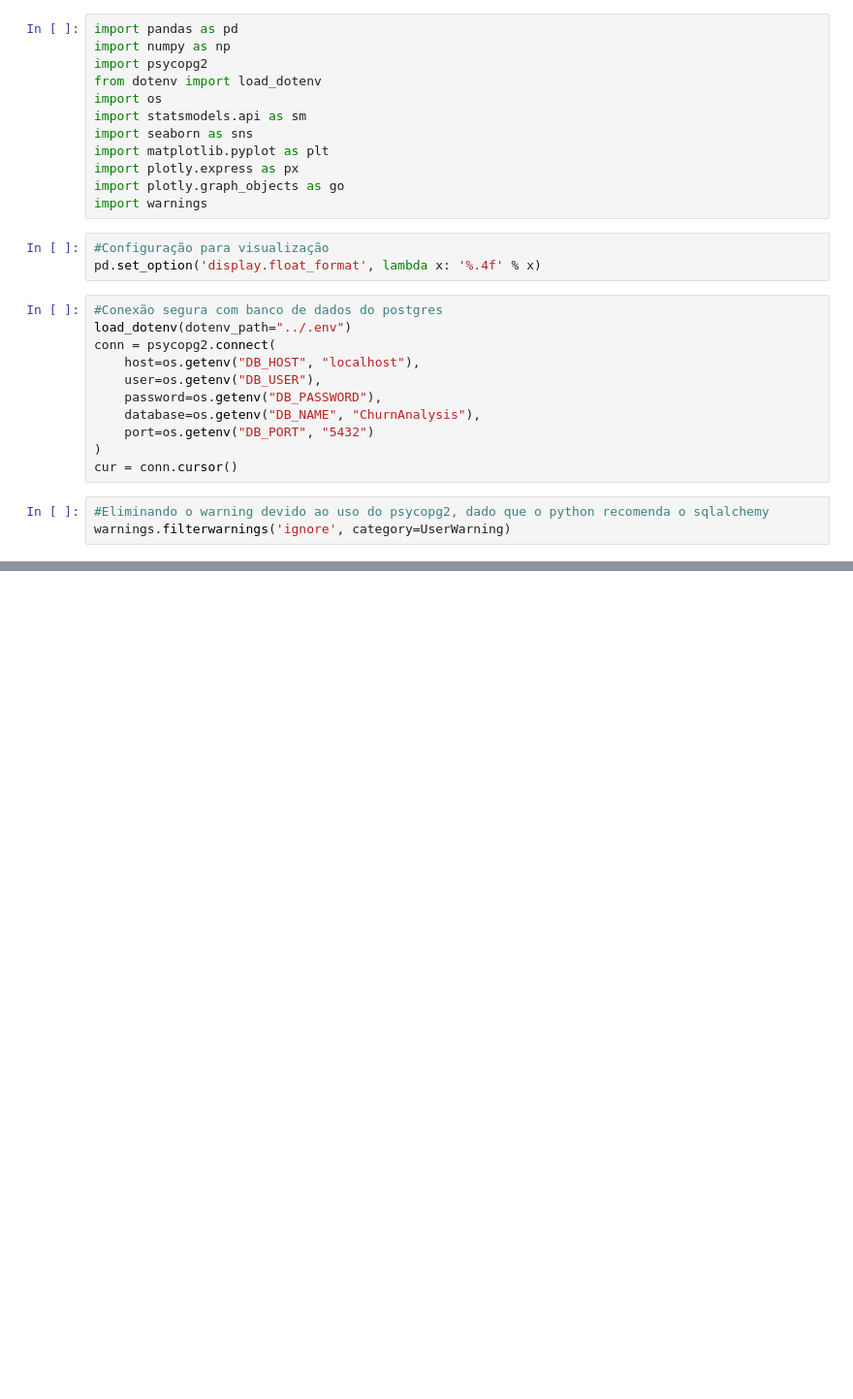
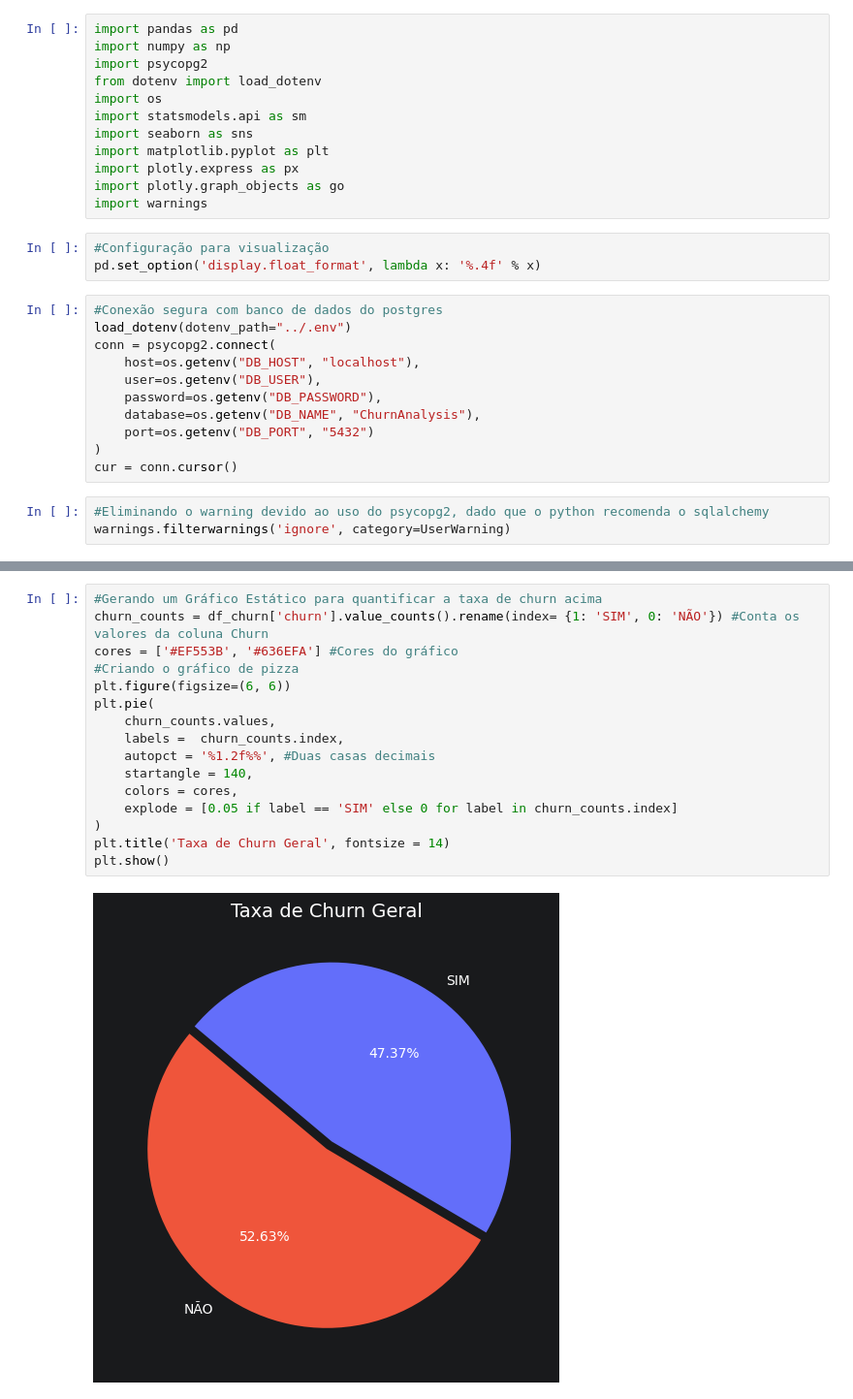
Before and after one commit to rafacasella/Data_Analysis_Portfolio, a Jupyter notebook: Churn_Analysis/Churn_Analysis.ipynb, the cells around one changed output, grey strips where cells are left out. Shown at 97% size. Cells and saved outputs as stored; diff of their text form; blank space fills up the shorter version.

```diff
--- a/Churn_Analysis/Churn_Analysis.ipynb
+++ b/Churn_Analysis/Churn_Analysis.ipynb
@@ -58,0 +105,18 @@ Total de linhas importadas: 64374
+# %%
+#Gerando um Gráfico Estático para quantificar a taxa de churn acima
+churn_counts = df_churn['churn'].value_counts().rename(index= {1: 'SIM', 0: 'NÃO'}) #Conta os valores da coluna Churn
+cores = ['#EF553B', '#636EFA'] #Cores do gráfico
+#Criando o gráfico de pizza
+plt.figure(figsize=(6, 6))
+plt.pie(
+    churn_counts.values,
+    labels =  churn_counts.index,
+    autopct = '%1.2f%%', #Duas casas decimais
+    startangle = 140,
+    colors = cores,
+    explode = [0.05 if label == 'SIM' else 0 for label in churn_counts.index]
+)
+plt.title('Taxa de Churn Geral', fontsize = 14)
+plt.show()
+# %% [output]
+[figure, added]
```
Also changed, not shown: parts of 19 cells of this notebook, 1 other file.
